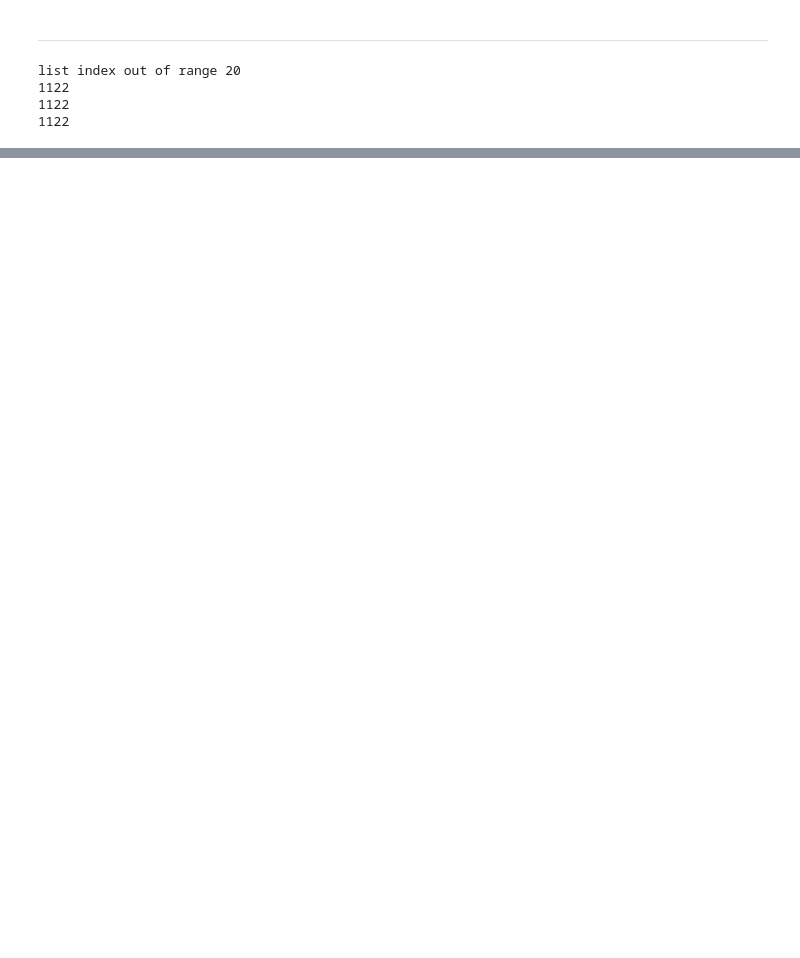
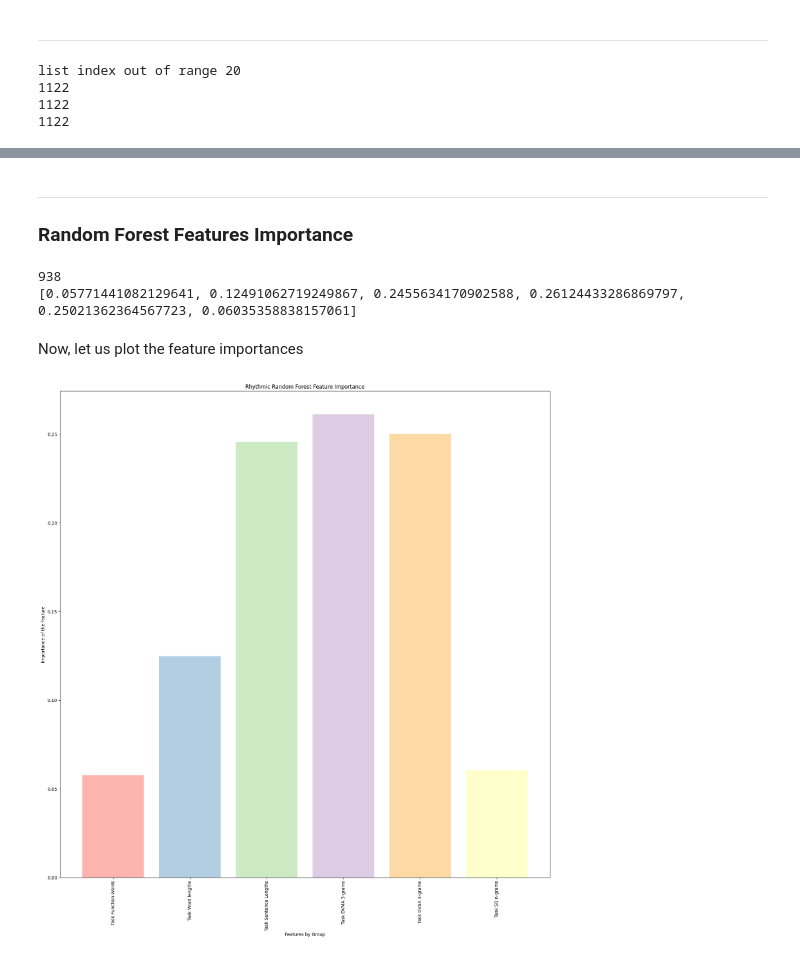
Before and after one commit to SufurElite/LatinAuthorshipAttribution, a Jupyter notebook: analysis.ipynb, the cells around one changed output, grey strips where cells are left out. Saved outputs shown, nothing was run; the diff lists cells and outputs as text; code cells hidden in the pictures; blank space fills up the shorter version.

Commit message:
Added stat test and random forest feature importance plot

```diff
--- a/analysis.ipynb
+++ b/analysis.ipynb
@@ -486,0 +556,50 @@ print(accuracy_score(y_test, random_forest_pred))
+# %% [markdown]
+<hr>
+
+### Random Forest Features Importance
+# %%
+importances = random_forest_clf_one.feature_importances_
+grouped_importances = [0]*6
+print(len(importances))
+
+for i in range(len(importances)):
+    if i<80:
+        # task function words (#features=80)
+        grouped_importances[0]+=importances[i]
+    elif i<(80+25):
+        # task word lengths (#features=25)
+        grouped_importances[1]+=importances[i]
+    elif i<(80+25+100):
+        # task sentence lengths (#features=100)
+        grouped_importances[2]+=importances[i]
+    elif i<(80+25+100+355):
+        # task DVMA 3-grams (#features=355)
+        grouped_importances[3]+=importances[i]
+    elif i<(80+25+100+355+351):
+        # task DVSA 3-grams (#features=351)
+        grouped_importances[4]+=importances[i]
+    else:
+        # task SQ n-grams (#features=27)
+        grouped_importances[5]+=importances[i]
+# we now have a list of the sums of the importance for each group of feature
+# let's plot how this looks
+print(grouped_importances)
+# %% [output]
+938
+[0.05771441082129641, 0.12491062719249867, 0.2455634170902588, 0.26124433286869797, 0.25021362364567723, 0.06035358838157061]
+# %% [markdown]
+Now, let us plot the feature importances
+# %%
+cmap = iter([plt.cm.Pastel1(i) for i in range(len(grouped_importances))])
+
+plt.rcParams["figure.figsize"] = (20,20)
+plt.title("Rhythmic Random Forest Feature Importance")
+x = ["Task Function Words", "Task Word lengths", "Task Sentence Lengths", "Task DVMA 3-grams", "Task DVSA 3-grams", "Task SQ n-grams"]
+for i in range(len(grouped_importances)):
+    plt.bar(x[i],grouped_importances[i], color =[next(cmap)])
+plt.xticks(rotation='vertical')
+plt.xlabel("Features by Group")
+plt.ylabel("Importance of the feature")
+plt.savefig(os.getcwd()+"/Data/Plots/Rhythmic Random Forest Feature Importance.png")
+# %% [output]
+[figure, added]
```
Also changed, not shown: parts of 8 cells of this notebook, 11 other files.
